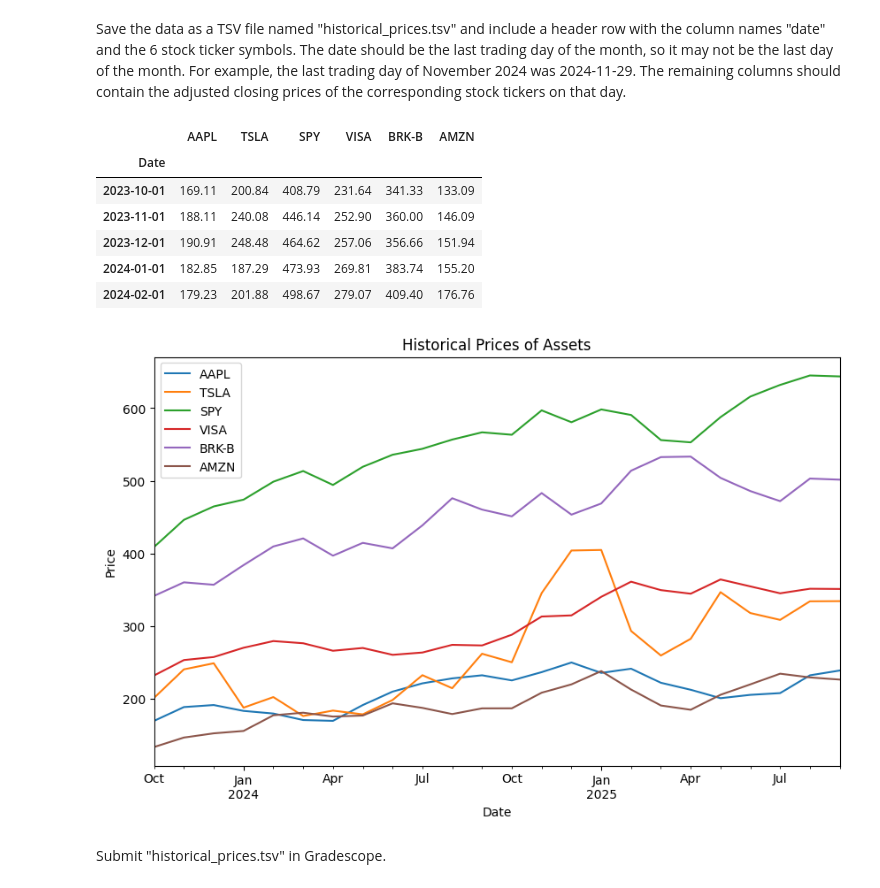
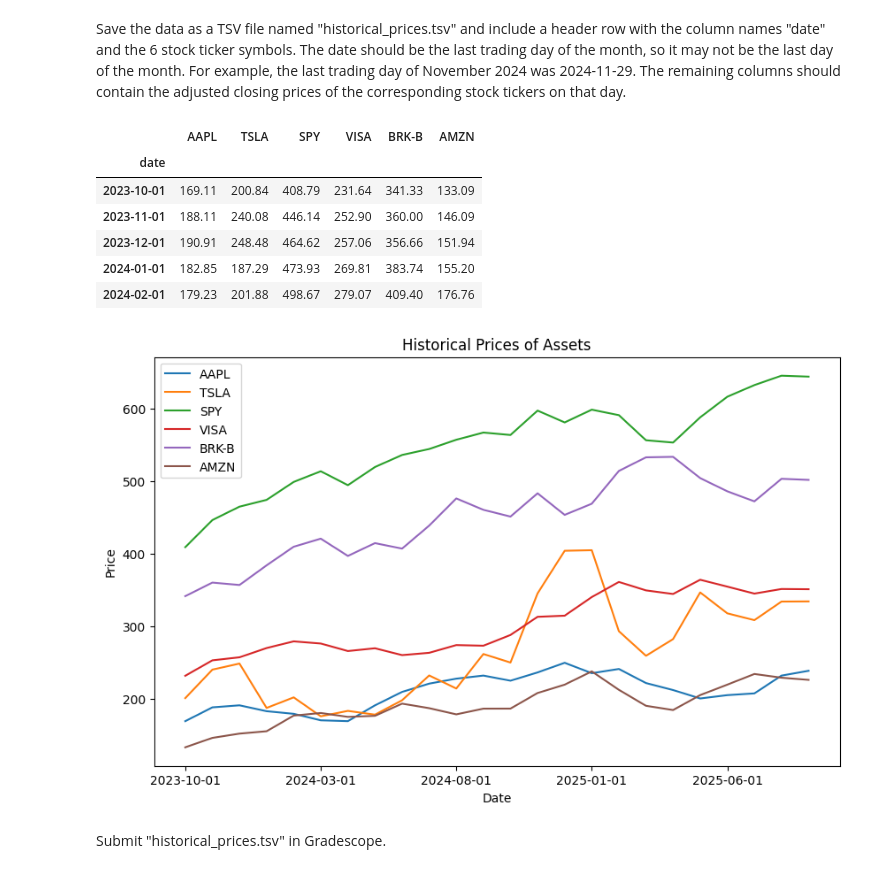
Before and after one commit to jtvon/dx704-project-01, a Jupyter notebook: project.ipynb, the cells around one changed output. Cells and saved outputs as stored; diff of their text form; code cells hidden in the pictures.

```diff
--- a/project.ipynb
+++ b/project.ipynb
@@ -46,13 +46,11 @@ The remaining columns should contain the adjusted closing prices of the correspo
 # %%
 # Import the historical data and format the date column
 df = pd.read_csv('submission/historical_prices.tsv', sep='\t')
-df['Date'] = pd.to_datetime(df['Date'])
-df.set_index('Date', inplace=True)
-df.sort_values('Date', ascending=True, inplace=True)
+df.set_index('date', inplace=True)
 df.head()
 # %% [output]
 |  | AAPL | TSLA | SPY | VISA | BRK-B | AMZN |
-| Date |  |  |  |  |  |  |
+| date |  |  |  |  |  |  |
 | 2023-10-01 | 169.11 | 200.84 | 408.79 | 231.64 | 341.33 | 133.09 |
 | 2023-11-01 | 188.11 | 240.08 | 446.14 | 252.90 | 360.00 | 146.09 |
 | 2023-12-01 | 190.91 | 248.48 | 464.62 | 257.06 | 356.66 | 151.94 |
@@ -66,7 +64,7 @@ plt.ylabel('Price')
 plt.legend(loc='upper left')
 plt.show()
 # %% [output]
-[figure, old version]
+[figure, new version]
 # %% [markdown]
 Submit "historical_prices.tsv" in Gradescope.
 # %% [markdown]
```
Also changed, not shown: parts of 6 cells of this notebook.
